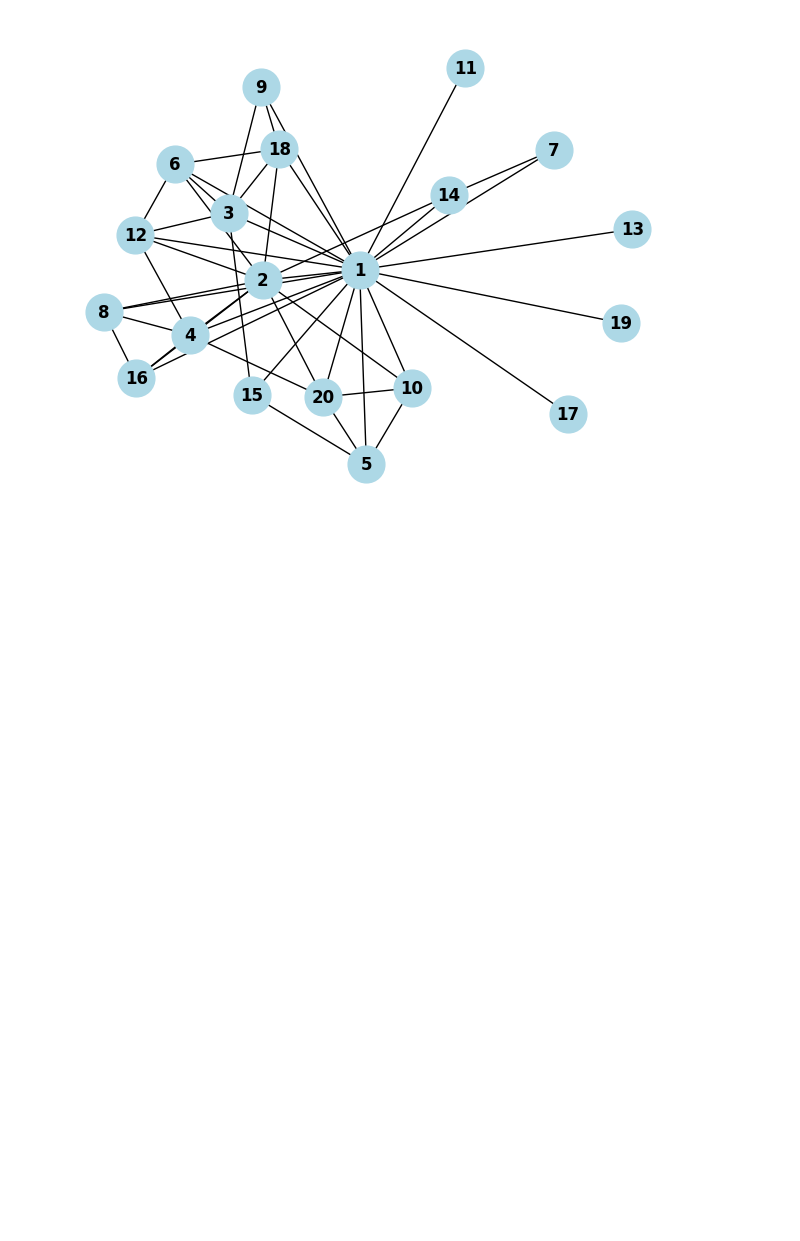
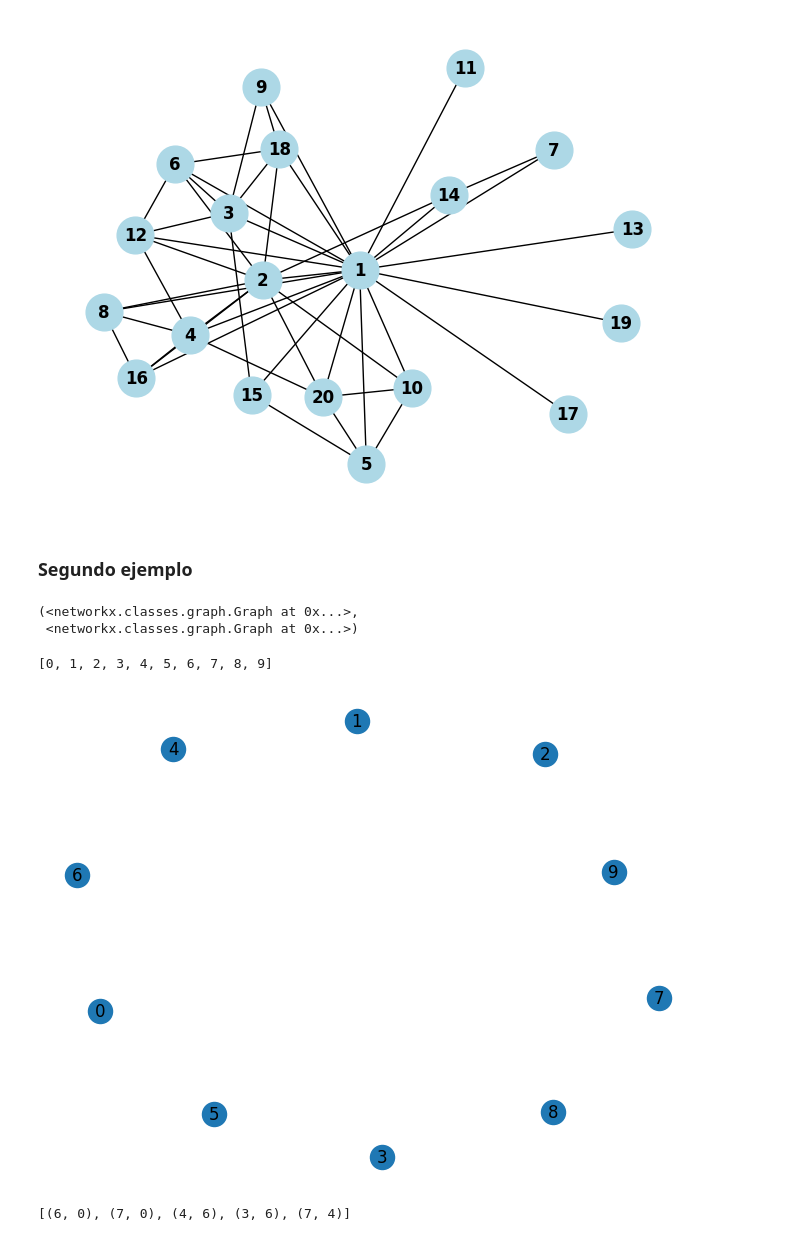
Before and after one commit to julihdez36/Complex_networks, a Jupyter notebook: nx_introduction.ipynb, the cells around one changed output. Saved outputs shown, nothing was run; the diff lists cells and outputs as text; code cells hidden in the pictures; blank space fills up the shorter version.

```diff
--- a/nx_introduction.ipynb
+++ b/nx_introduction.ipynb
@@ -66,3 +66,26 @@ for i in g_numeros:
 nx.draw(g_numeros, with_labels=True, node_size=700, node_color="lightblue", font_weight="bold")
 # %% [output]
 [figure]
+# %% [markdown]
+### Segundo ejemplo
+# %%
+G2, G3 = nx.Graph(), nx.Graph()
+G2, G3
+# %% [output]
+(<networkx.classes.graph.Graph at 0x...>,
+ <networkx.classes.graph.Graph at 0x...>)
+# %%
+nodos1 = list(range(10))
+print(nodos1)
+
+nodos2 = list(range(10,100))
+# %% [output]
+[0, 1, 2, 3, 4, 5, 6, 7, 8, 9]
+# %%
+G2.add_nodes_from(nodos1)
+G3.add_nodes_from(nodos2)
+# %%
+G3.nodes()
+nx.draw(G2, with_labels = True)
+# %% [output]
+[figure, added]
@@ -68,0 +102,7 @@ nx.draw(g_numeros, with_labels=True, node_size=700, node_color="lightblue", font
+# %%
+# Generemos pares aleatorios
+
+enlace1 = generar_parejas(10,5)
+print(enlace1)
+# %% [output]
+[(6, 0), (7, 0), (4, 6), (3, 6), (7, 4)]
```
Also changed, not shown: parts of 12 cells of this notebook.
